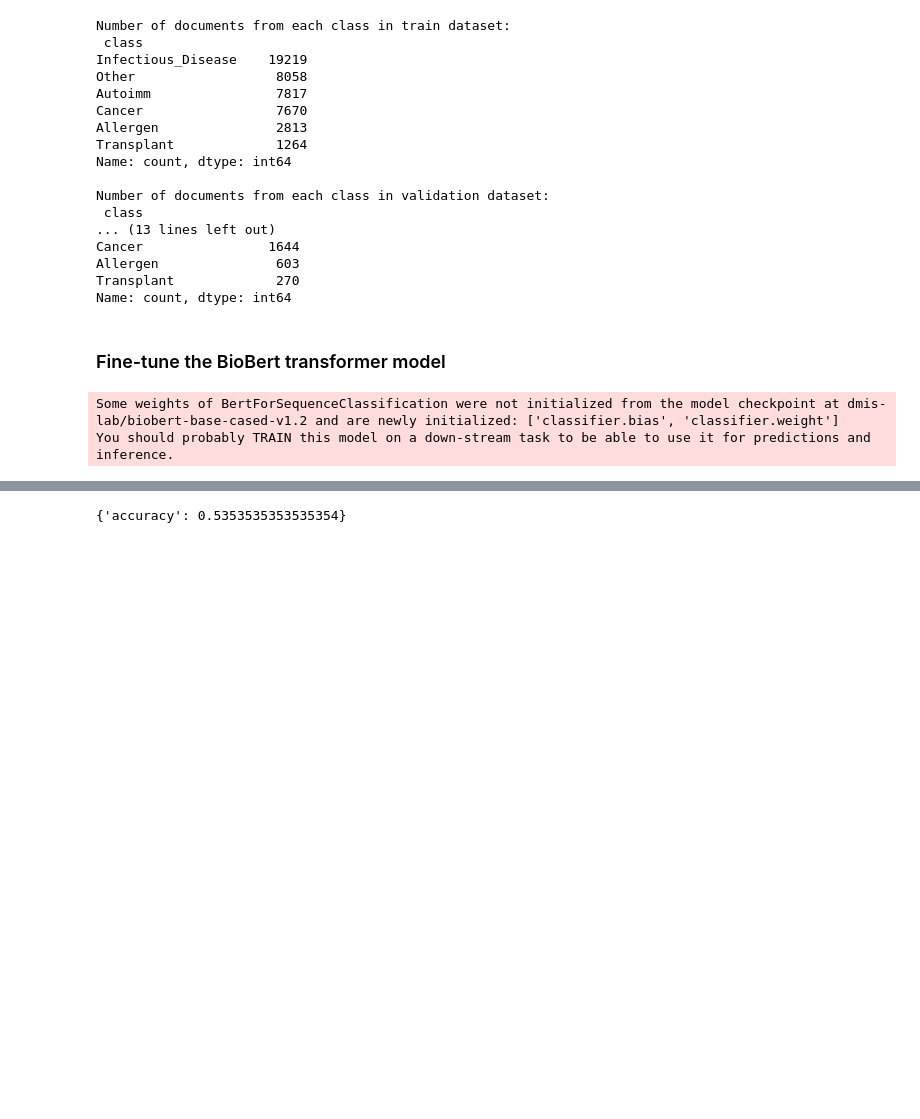
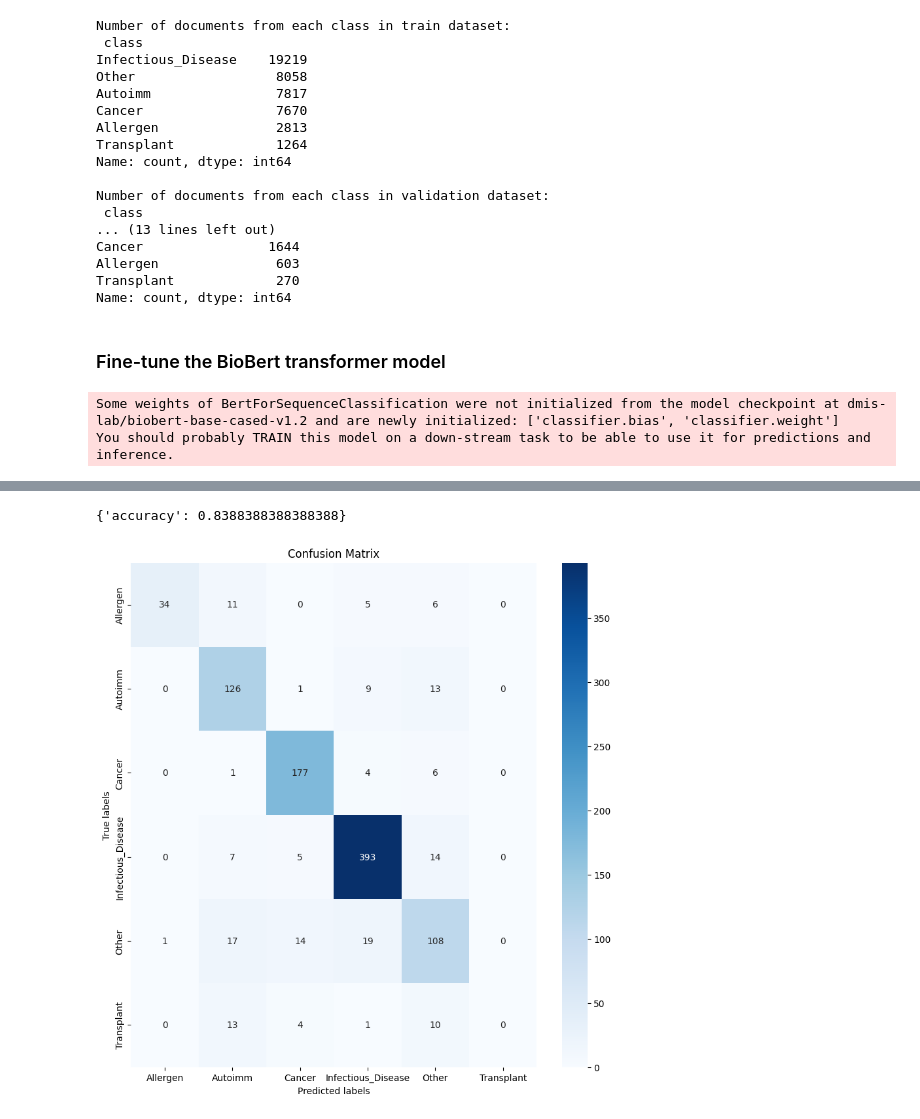
Before and after one commit to mikkelnrasmussen/BioReader, a Jupyter notebook: src/python/transformer_test.ipynb, the cells around one changed output, grey strips where cells are left out. Drawn from its saved outputs; the diff is of its cells as text; code cells hidden in the pictures; blank space fills up the shorter version.

Commit message:
analys: update evaluation plots

```diff
--- a/src/python/transformer_test.ipynb
+++ b/src/python/transformer_test.ipynb
@@ -205,7 +210,7 @@ num_labels = len(train_df['class_int'].unique())
 model = BertForSequenceClassification.from_pretrained(model_name, num_labels=num_labels)
 
 # 1. Tokenization
-data_size = 100
+data_size = 1000
 train_abstract = train_df['Abstract'].tolist()[1:data_size]
 eval_abstract = eval_df['Abstract'].tolist()[1:data_size]
 tokenized_train = tokenizer(train_abstract, padding=True, truncation=True, return_tensors="pt", max_length=512)
@@ -302,16 +306,46 @@ Epoch 1 Average Loss: 1.5393
 # %%
 # 3. Evaluation
 metric = load_metric("accuracy")
+
+# Store probabilities, predictions and true labels
+all_scores = []
+all_predictions = []
+all_true_labels = []
+
 model.eval()
 for batch in eval_dataloader:
     batch = {k: v.to(device) for k, v in batch.items()}
     with torch.no_grad():
         outputs = model(**batch)
+    logits = outputs.logits
 
-    logits = outputs.logits
-    predictions = torch.argmax(logits, dim=-1)
+    # Get probabilities and predictions
+    scores = torch.nn.functional.softmax(logits, dim=1).cpu().numpy()
+    predictions = torch.argmax(logits, dim=-1).cpu().numpy()
+
+    # For computing the metric
     metric.add_batch(predictions=predictions, references=batch["labels"])
 
+    # Save probabilites, predictions and labels
+    all_scores.extend(scores)
+    all_predictions.extend(predictions)
+    all_true_labels.extend(batch["labels"].cpu().numpy())
+
 print(metric.compute())
 # %% [output]
-{'accuracy': 0.5353535353535354}
+{'accuracy': 0.8388388388388388}
+# %%
+# Generate the confusion matrix
+cm = confusion_matrix(all_true_labels, all_predictions)
+
+# Plot the confusion matrix
+plt.figure(figsize=(10, 10))
+sns.heatmap(cm, annot=True, fmt='g', cmap='Blues',
+            xticklabels=label_encoder.classes_,
+            yticklabels=label_encoder.classes_)
+plt.xlabel('Predicted labels')
+plt.ylabel('True labels')
+plt.title('Confusion Matrix')
+plt.show()
+# %% [output]
+[figure, added]
```
Also changed, not shown: parts of 7 cells of this notebook.
